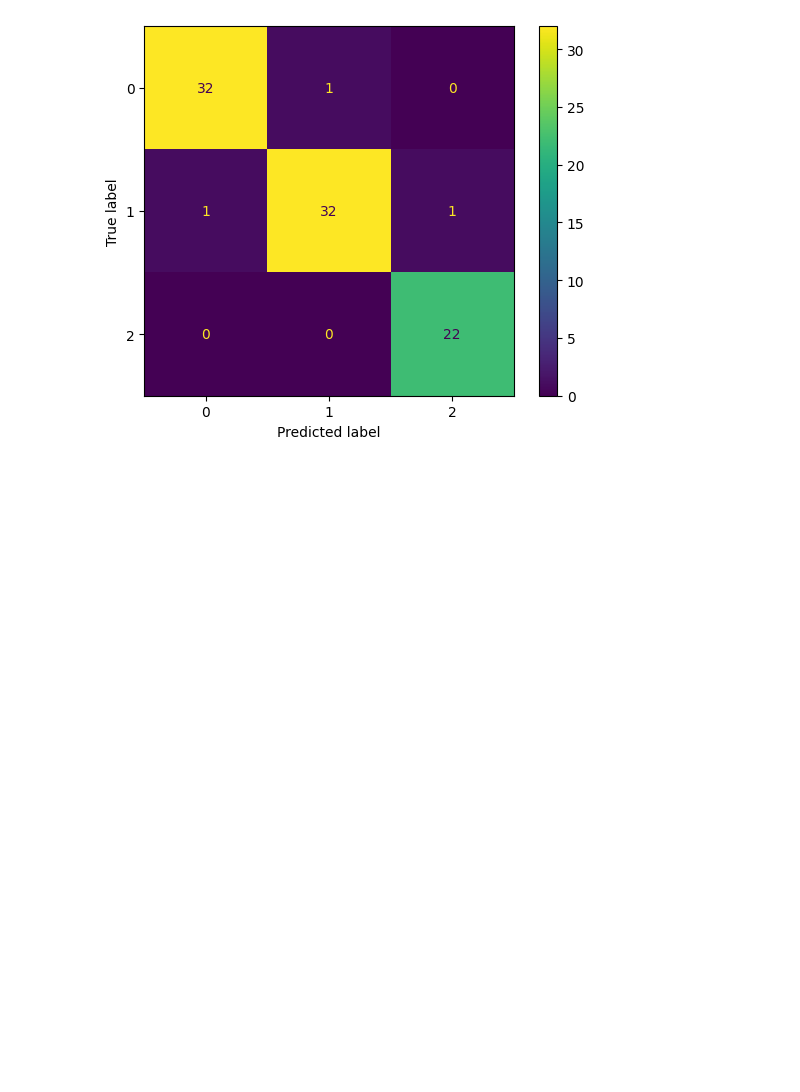
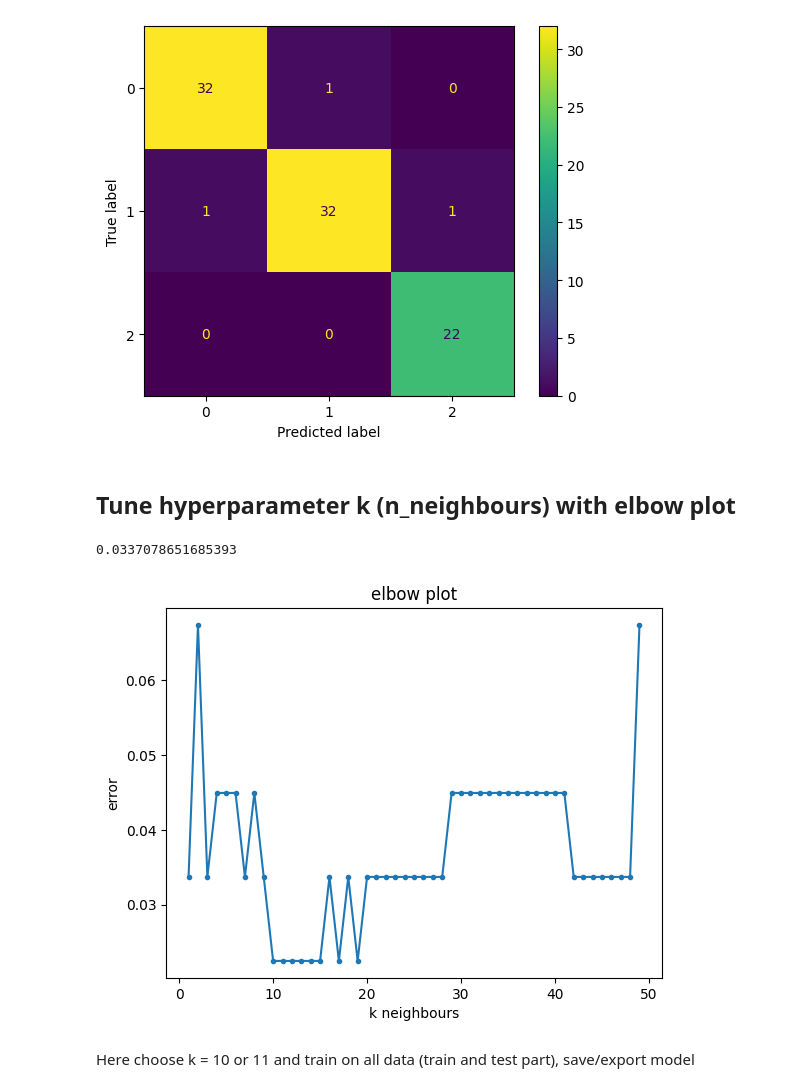
Before and after one commit to Sandstrom96/ai_engineering_andreas_sandstrom, a Jupyter notebook: code_alongs/05_knn/knn.ipynb, the cells around one changed output. Drawn from its saved outputs; the diff is of its cells as text; code cells hidden in the pictures; blank space fills up the shorter version.

```diff
--- a/code_alongs/05_knn/knn.ipynb
+++ b/code_alongs/05_knn/knn.ipynb
@@ -203,3 +203,26 @@ ConfusionMatrixDisplay(cm).plot();
    macro avg       0.97      0.97      0.97        89
 weighted avg       0.97      0.97      0.97        89
 [figure]
+# %% [markdown]
+## Tune hyperparameter k (n_neighbours) with elbow plot
+# %%
+error = 1-accuracy_score(y_test, y_pred)
+error
+# %% [output]
+0.0337078651685393
+# %%
+error_list = []
+
+for k in range(1, 50):
+    model = KNeighborsClassifier(n_neighbors=k)
+    model.fit(scaled_X_train, y_train)
+    y_pred = model.predict(scaled_X_test)
+    error_list.append(1-accuracy_score(y_test, y_pred))
+
+fig, ax = plt.figure(), plt.axes()
+ax.plot(range(1, len(error_list)+1), error_list, ".-")
+ax.set(title="elbow plot", xlabel="k neighbours", ylabel="error");
+# %% [output]
+[figure, added]
+# %% [markdown]
+Here choose k = 10 or 11 and train on all data (train and test part), save/export model
```
Also changed, not shown: parts of 1 cell of this notebook.
